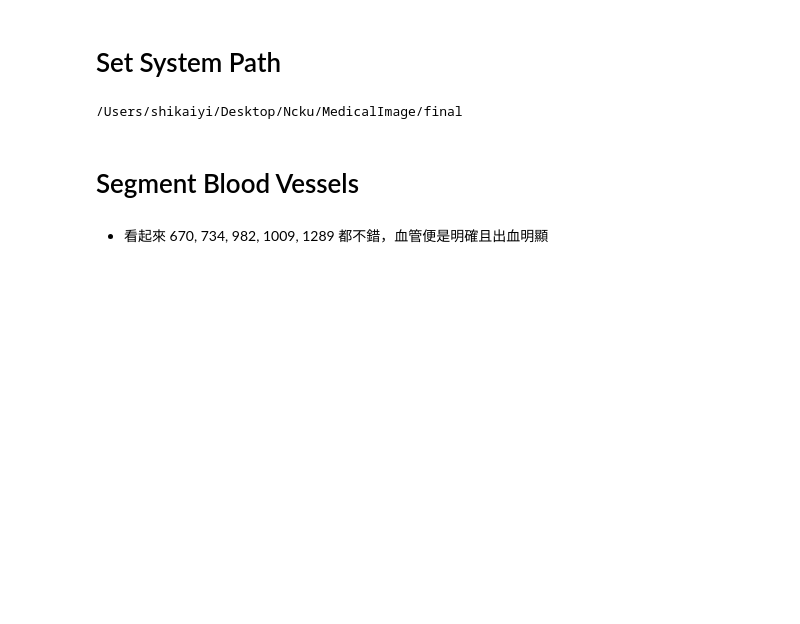
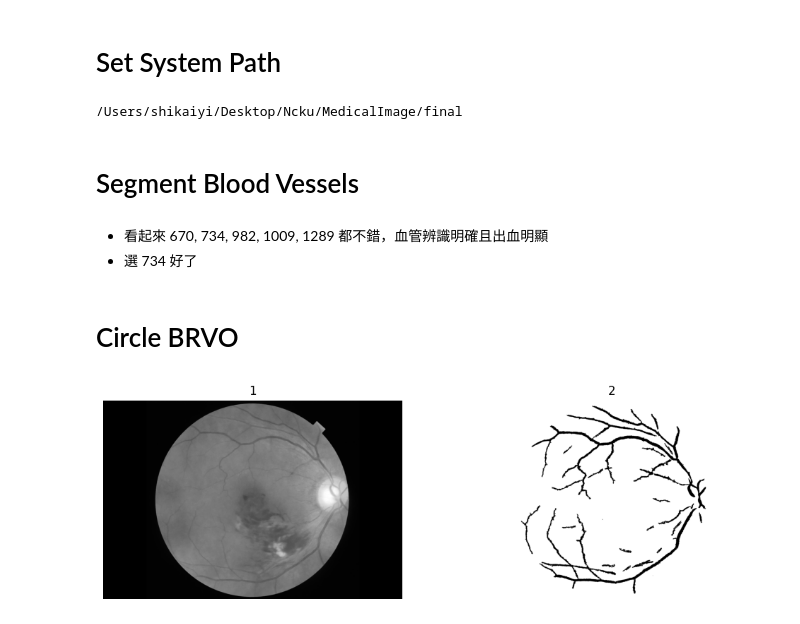
Before and after one commit to Spector3702/RetinalAnalysis, a Jupyter notebook: BRVO/process_brvo.ipynb, the cells around one changed output. Cells and saved outputs as stored; diff of their text form; code cells hidden in the pictures; blank space fills up the shorter version.

Commit message:
circle BRVO

```diff
--- a/BRVO/process_brvo.ipynb
+++ b/BRVO/process_brvo.ipynb
@@ -26,4 +26,7 @@ for file_name in filesArray:
     bloodvessel = extract_bv(fundus)
     cv2.imwrite(destinationFolder + file_name_no_extension + "_bloodvessel.png", bloodvessel)
 # %% [markdown]
-- 看起來 670, 734, 982, 1009, 1289 都不錯，血管便是明確且出血明顯
+- 看起來 670, 734, 982, 1009, 1289 都不錯，血管辨識明確且出血明顯
+- 選 734 好了
+# %% [markdown]
+# Circle BRVO
@@ -29,0 +40,12 @@ for file_name in filesArray:
+# %%
+original_path = 'data/Sample_imgs/BRVO/734.png'
+original_img = Image.open(original_path)
+gray_original_img = original_img.convert('L')
+
+blood_vessel_path = 'data/Sample_imgs/BRVO_processed/734_bloodvessel.png'
+blood_vessel_img = Image.open(blood_vessel_path)
+gray_blood_vessel_img = blood_vessel_img.convert('L')
+
+compare_plots(gray_original_img, gray_blood_vessel_img)
+# %% [output]
+[figure, added]
```
Also changed, not shown: parts of 6 cells of this notebook, 1 other file.
